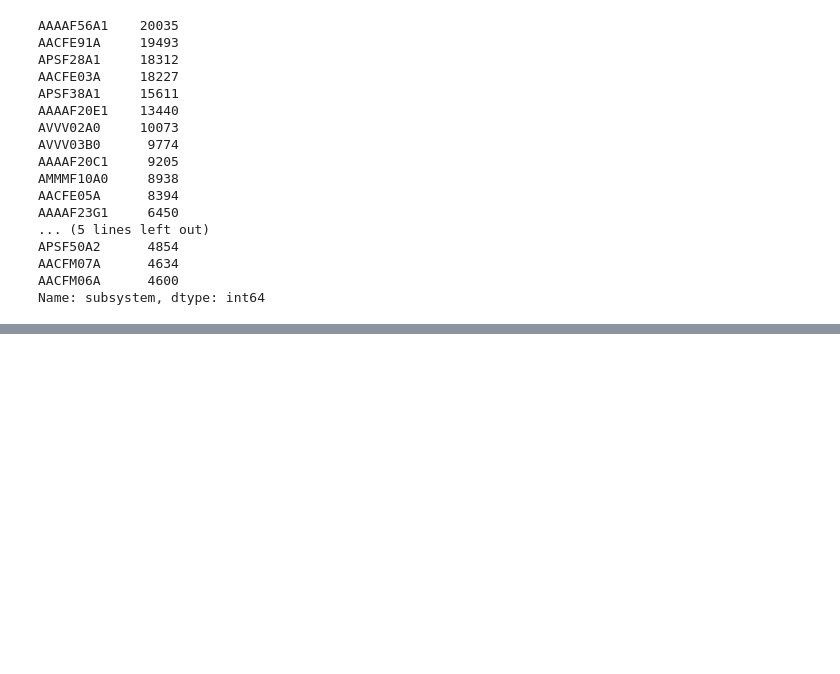
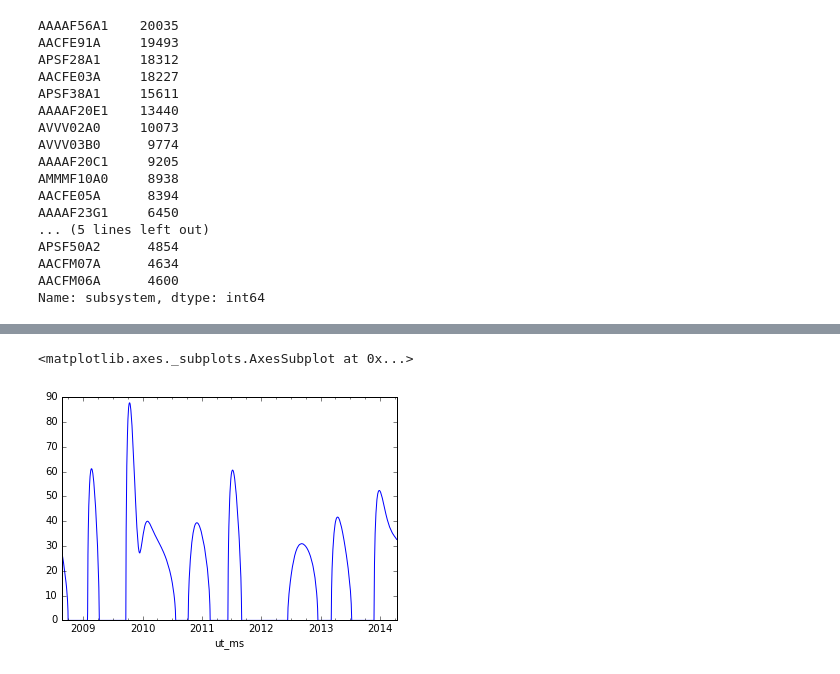
Before and after one commit to ktrnka/mars-express, a Jupyter notebook: src/data exploration.ipynb, the cells around one changed output, grey strips where cells are left out. Saved outputs shown, nothing was run; the diff lists cells and outputs as text; code cells hidden in the pictures; blank space fills up the shorter version.

```diff
--- a/src/data exploration.ipynb
+++ b/src/data exploration.ipynb
@@ -128,3 +128,6 @@ APSF50A2      4854
 AACFM07A      4634
 AACFM06A      4600
 Name: subsystem, dtype: int64
+# %%
+lt_data = load_series(find_files(path, "ltdata"))
+lt_data.describe()
@@ -130,0 +144,5 @@ Name: subsystem, dtype: int64
+# %%
+lt_data.occultationduration_min.plot()
+# %% [output]
+<matplotlib.axes._subplots.AxesSubplot at 0x...>
+[figure, added]
```
Also changed, not shown: parts of 2 cells of this notebook, 1 other file.
